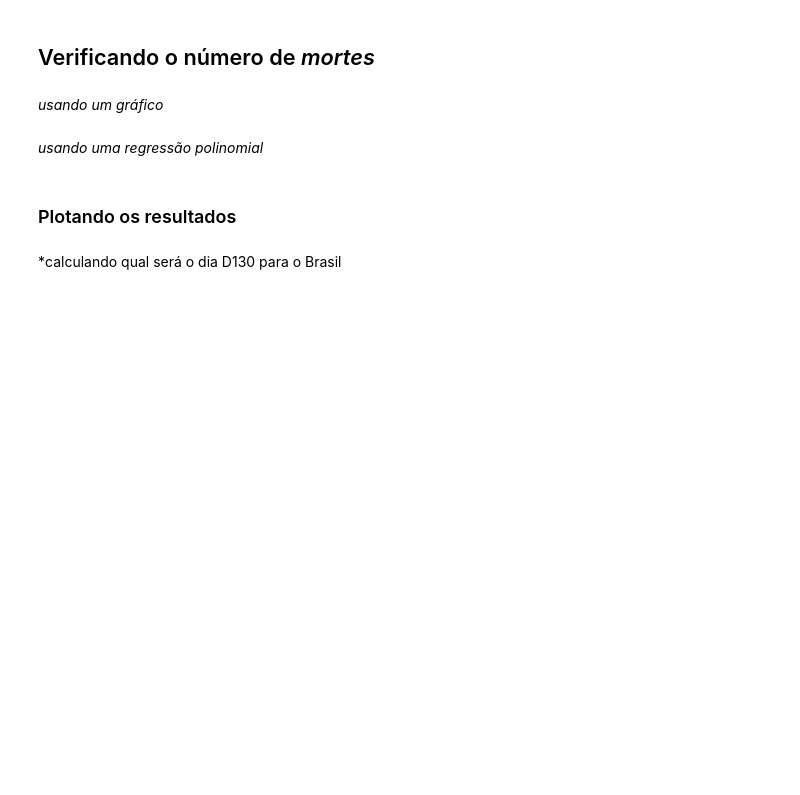
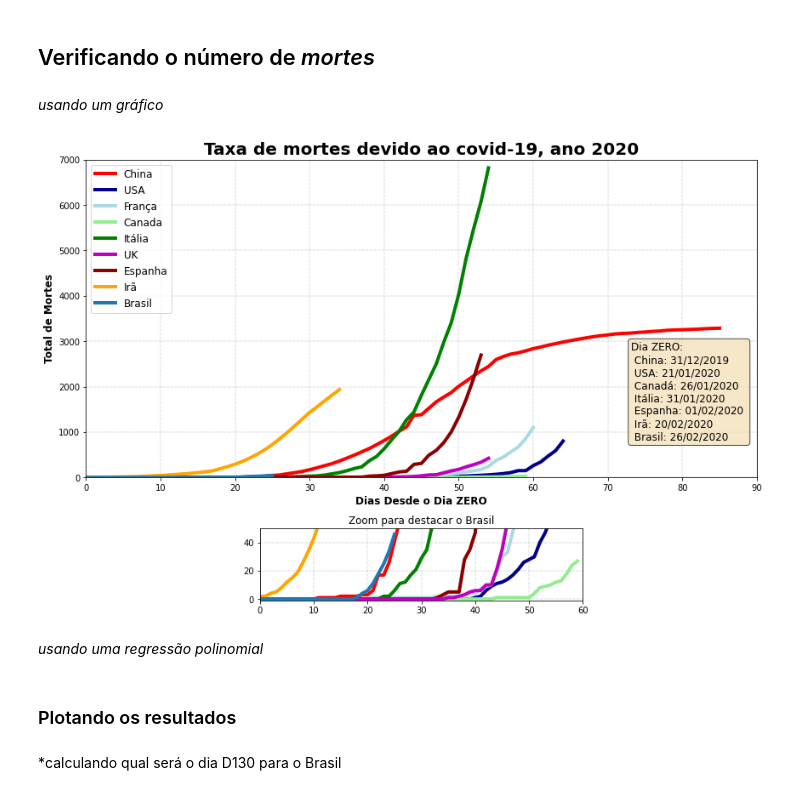
Before and after one commit to OliveiraVinic/covid19.pyhton.analysis, a Jupyter notebook: covid19_script.ipynb, the cells around one changed output. Drawn from its saved outputs; the diff is of its cells as text; code cells hidden in the pictures; blank space fills up the shorter version.

```diff
--- a/covid19_script.ipynb
+++ b/covid19_script.ipynb
@@ -235,15 +256,19 @@ fig = plt.figure(figsize=(12,8))
 
 #plotando o principal
 ax1 = plt.subplot2grid((4,4), (0,0), colspan=4, rowspan=3)
-ax1.axis([0, 90, -1, 5000])
+ax1.axis([0, 90, -1, 7000])
 ax1.plot(china_df.index, china_df['total_deaths'], linewidth=4, color='red',
          label='China')
 ax1.plot(usa_df.index, usa_df['total_deaths'], linewidth=4, color='darkblue',
          label='USA')
-ax1.plot(canada_df.index, canada_df['total_cases'], linewidth=4,
+ax1.plot(france_df.index, france_df['total_deaths'], linewidth=4,
+         color='lightblue', label='França')
+ax1.plot(canada_df.index, canada_df['total_deaths'], linewidth=4,
          color='lightgreen', label='Canada')
 ax1.plot(italy_df.index, italy_df['total_deaths'], linewidth=4, color='green',
          label='Itália')
+ax1.plot(uk_df.index, uk_df['total_deaths'], linewidth=4, color='m',
+         label='UK')
 ax1.plot(spain_df.index, spain_df['total_deaths'], linewidth=4, color='darkred',
          label='Espanha')
 ax1.plot(iran_df.index, iran_df['total_deaths'], linewidth=4, color='orange',
@@ -260,34 +285,40 @@ ax1.set_ylabel('Total de Mortes', weight='bold', fontsize=12)
 ax2 = plt.subplot2grid((4,4), (3,1), colspan=2, rowspan=1)
 ax2.axis([0, 60, -1, 50])
 ax2.plot(china_df.index, china_df['total_deaths'], linewidth=4, color='red',
          label='China')
 ax2.plot(usa_df.index, usa_df['total_deaths'], linewidth=4, color='darkblue',
          label='USA')
-ax2.plot(canada_df.index, canada_df['total_cases'], linewidth=4,
+ax2.plot(france_df.index, france_df['total_deaths'], linewidth=4,
+         color='lightblue', label='França')
+ax2.plot(canada_df.index, canada_df['total_deaths'], linewidth=4,
          color='lightgreen', label='Canada')
 ax2.plot(italy_df.index, italy_df['total_deaths'], linewidth=4, color='green',
          label='Itália')
 ax2.plot(spain_df.index, spain_df['total_deaths'], linewidth=4, color='darkred',
          label='Espanha')
+ax2.plot(uk_df.index, uk_df['total_deaths'], linewidth=4, color='m',
+         label='UK')
 ax2.plot(iran_df.index, iran_df['total_deaths'], linewidth=4, color='orange',
          label='Irã')
 ax2.plot(brazil_df.index, brazil_df['total_deaths'], linewidth=4, label='Brasil')
 ax2.grid(ls='-.', lw=0.45)
 ax2.set_title('Zoom para destacar o Brasil')
 
 fig.tight_layout(pad=1.0)
 
 #visao artistica
 ax = plt.gca()
 text_box = 'Dia ZERO: \n China: 31/12/2019 \n USA: 21/01/2020'\
            '\n Canadá: 26/01/2020 \n Itália: 31/01/2020 \n Espanha: 01/02/2020'\
            ' \n Irã: 20/02/2020 \n Brasil: 26/02/2020'
 prop = dict(boxstyle='round', facecolor='wheat', alpha=0.7)
 ax.text(1.15, 2.2, text_box, transform=ax.transAxes, fontsize=12,
         verticalalignment='bottom', bbox=prop)
 
 
 plt.show()
+# %% [output]
+[figure, added]
 # %% [markdown]
 *usando uma regressão polinomial*
 # %%
```
Also changed, not shown: parts of 10 cells of this notebook, 4 other files.
